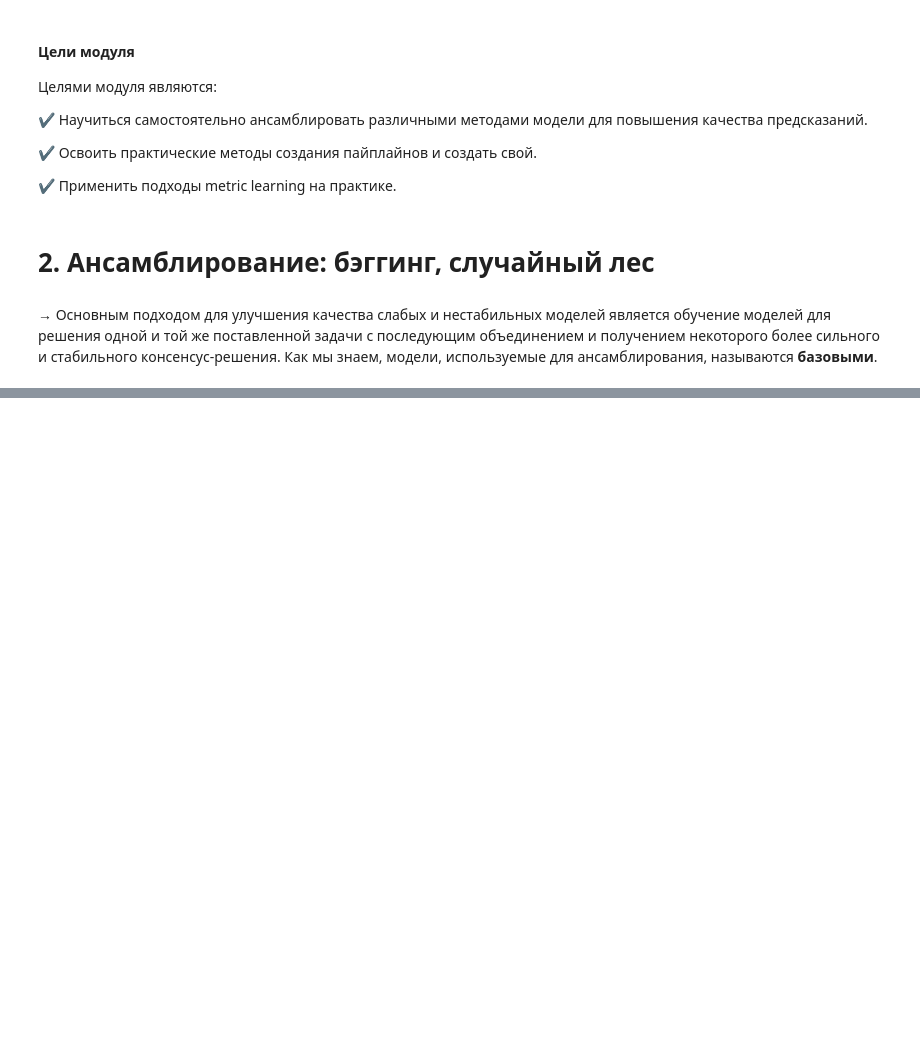
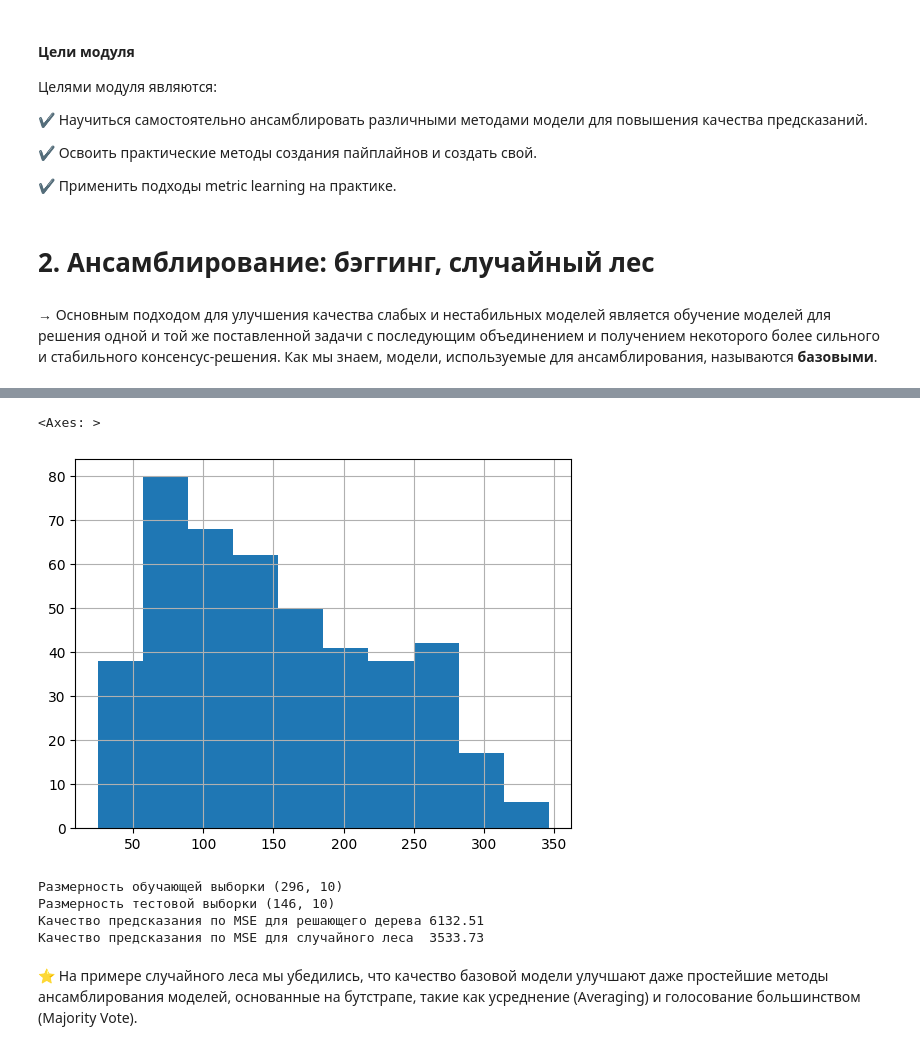
Before and after one commit to tgorbunov/sf_data_science, a Jupyter notebook: Skillfactory/ML_Intro/ML-8. Продвинутые методы машинного обучения.ipynb, the cells around one changed output, grey strips where cells are left out. Drawn from its saved outputs; the diff is of its cells as text; code cells hidden in the pictures; blank space fills up the shorter version.

```diff
--- a/Skillfactory/ML_Intro/ML-8. Продвинутые методы машинного обучения.ipynb
+++ b/Skillfactory/ML_Intro/ML-8. Продвинутые методы машинного обучения.ipynb
@@ -50,0 +79,18 @@
+# %%
+from sklearn.datasets import load_diabetes
+from sklearn.ensemble import RandomForestRegressor
+from sklearn.tree import DecisionTreeRegressor
+from sklearn.metrics import mean_squared_error
+from sklearn.model_selection import train_test_split
+import pandas as pd
+import numpy as np
+
+
+# Загрузим датасет из библиотеки
+data = load_diabetes(as_frame=True)
+# Создаем матрицу наблюдений
+X = data['frame'].drop('target', axis=1)
+# Создаем вектор правильных ответов
+y = data['target']
+
+X.head()
@@ -50,0 +104,59 @@
+# %%
+# Посмотрим на распределение целевого признака
+y.hist()
+# %% [output]
+<Axes: >
+[figure, added]
+# %%
+# Разделим выборку на тренировочную и тестовую
+X_train, X_test, y_train, y_test = train_test_split(
+    X, y, test_size=0.33, random_state=42)
+
+
+# Посмотрим на размерности выборок
+print(f'Размерность обучающей выборки {X_train.shape}')
+print(f'Размерность тестовой выборки {X_test.shape}')
+# Будет выведено:
+# Размерность обучающей выборки (296, 10)
+# Размерность тестовой выборки (146, 10)
+
+
+# Создаем модель дерева решений с максимальной глубиной 10
+regr1 = DecisionTreeRegressor(
+    max_depth=10, #максимальная глубина дерева
+    random_state=42 #датчик генератора случайных чисел
+)
+# Обучаем модель
+regr1.fit(X_train, y_train)
+
+
+
+# Создаем модель случайного леса из 10 деревьев с максимальной глубиной 10 для каждого дерева
+regr2 = RandomForestRegressor(
+    max_depth=10, #максимальная глубина дерева
+    n_estimators=10, #количество деревьев в ансамбле
+    random_state=42 #датчик генератора случайных чисел
+)
+# Обучаем модель
+regr2.fit(X_train, y_train)
+
+
+# Формируем предсказания каждой из моделей
+y_pred1 = regr1.predict(X_test)
+y_pred2 = regr2.predict(X_test)
+
+# Оцениваем качество по метрике MSE
+print(f'Качество предсказания по MSE для решающего дерева {round(mean_squared_error(y_test, y_pred1), 2)}')
+print(f'Качество предсказания по MSE для случайного леса  {round(mean_squared_error(y_test, y_pred2), 2)}')
+
+
+# Будет выведено:
+# Качество предсказания по MSE для решающего дерева 6132.51
+# Качество предсказания по MSE для случайного леса  3548.31
+# %% [output]
+Размерность обучающей выборки (296, 10)
+Размерность тестовой выборки (146, 10)
+Качество предсказания по MSE для решающего дерева 6132.51
+Качество предсказания по MSE для случайного леса  3533.73
+# %% [markdown]
+⭐️ На примере случайного леса мы убедились, что качество базовой модели улучшают даже простейшие методы ансамблирования моделей, основанные на бутстрапе, такие как усреднение (Averaging) и голосование большинством (Majority Vote).
```
Also changed, not shown: parts of 50 cells of this notebook.
